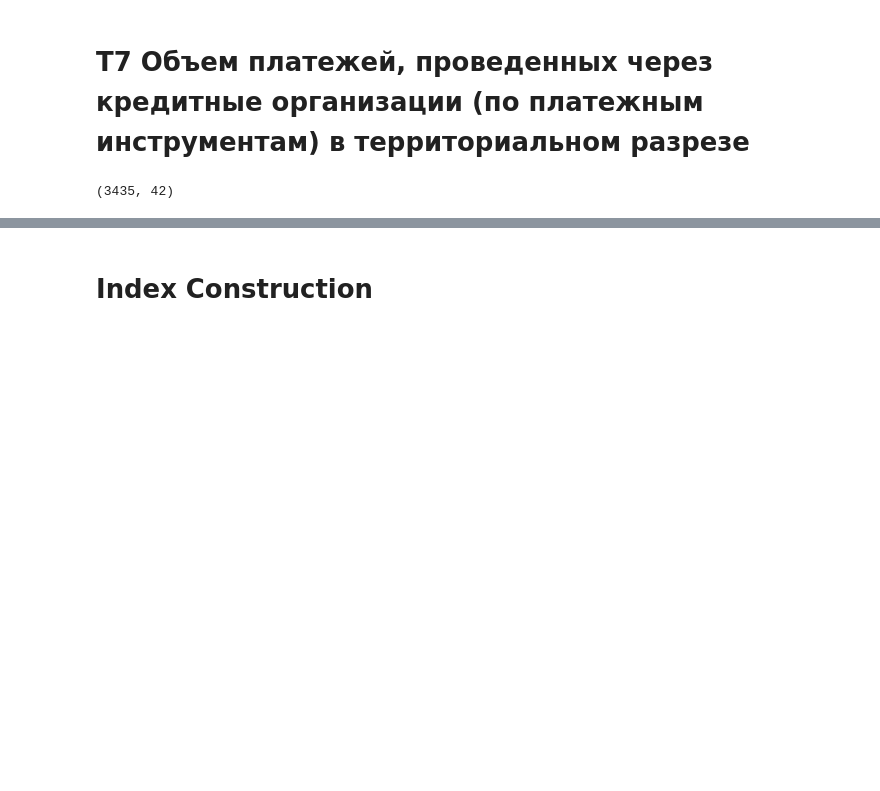
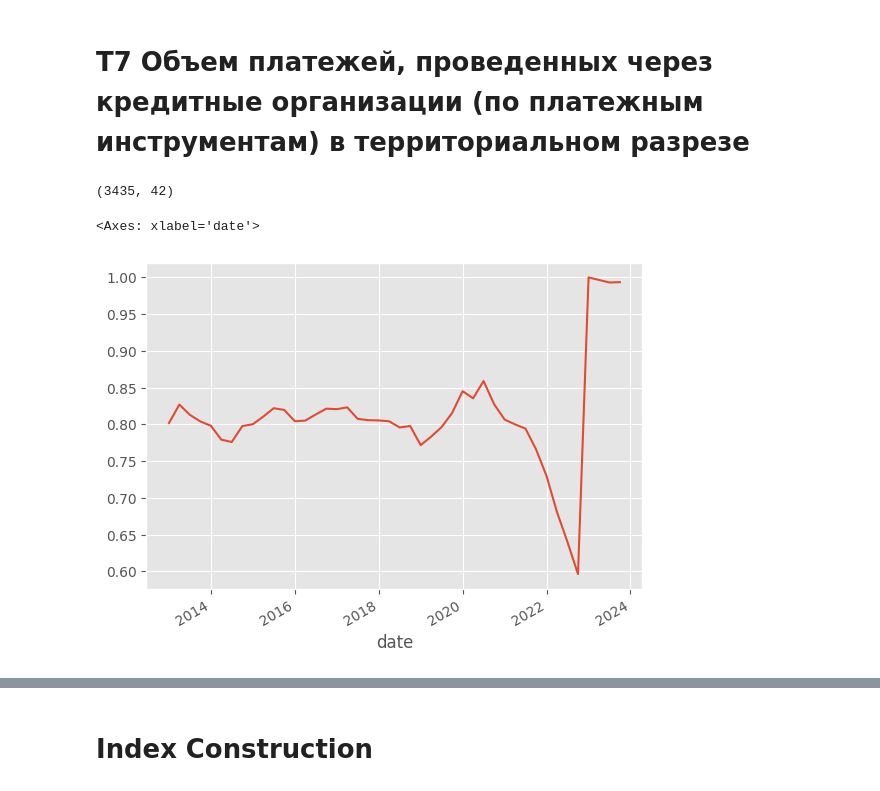
Before and after one commit to SergeevVladislav/hse_master_thesis, a Jupyter notebook: notebooks/index_creation.ipynb, the cells around one changed output, grey strips where cells are left out. Drawn from its saved outputs; the diff is of its cells as text; code cells hidden in the pictures; blank space fills up the shorter version.

```diff
--- a/notebooks/index_creation.ipynb
+++ b/notebooks/index_creation.ipynb
@@ -299,3 +299,13 @@ print(df_final.shape)
 # list(set(t11.region.unique()) - set(df_final.region.unique()))
 # %% [output]
 (3435, 42)
+# %%
+df_final["cashless"] = df_final["payments orders with internet"] / df_final["payments orders"]
+df_final = df_final.set_index("date")
+# %%
+df_final = df_final.sort_values(by='date')
+# %%
+df_final[df_final["region"] == "г. Москва и Московская область"]["cashless"].plot()
+# %% [output]
+<Axes: xlabel='date'>
+[figure, added]
```
Also changed, not shown: parts of 1 cell of this notebook, 33 other files.
